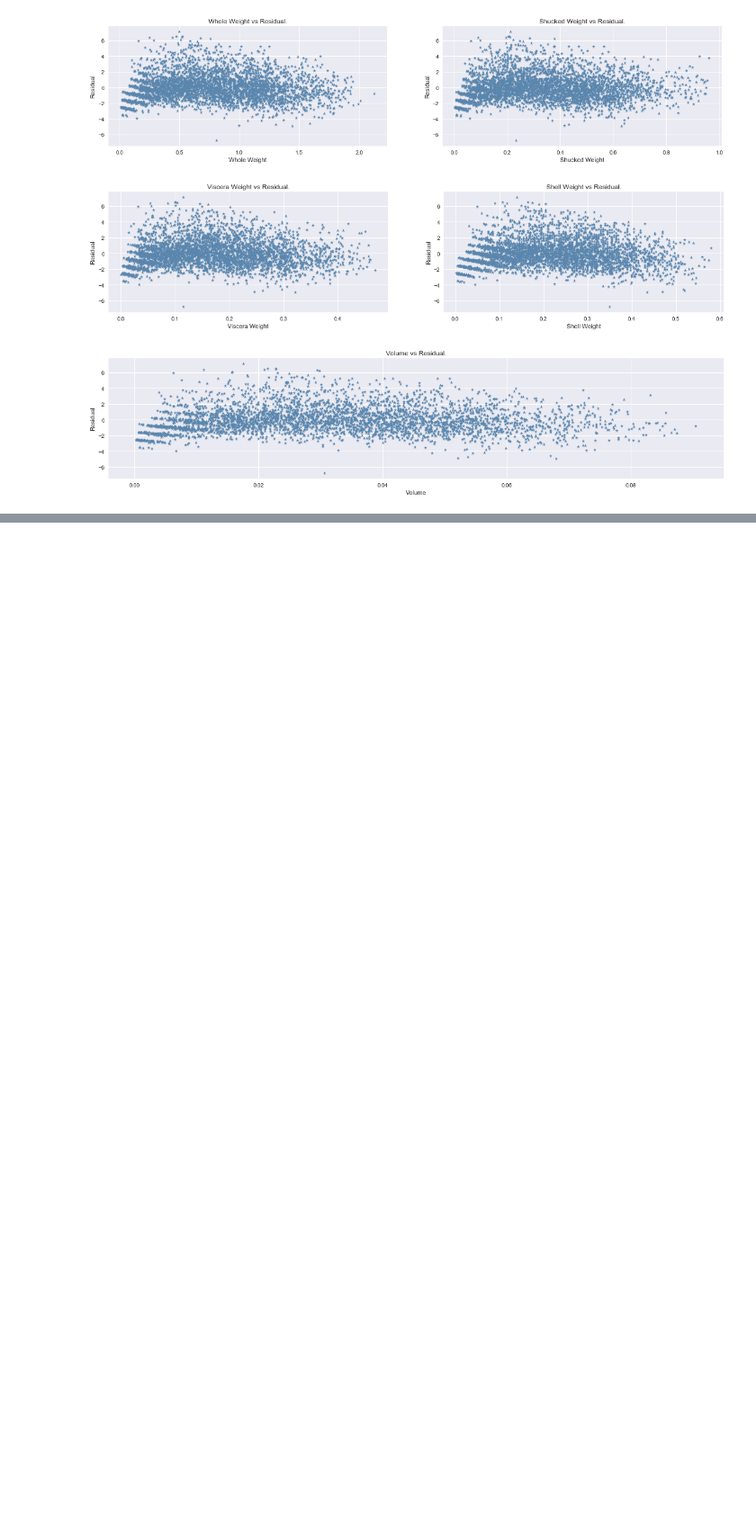
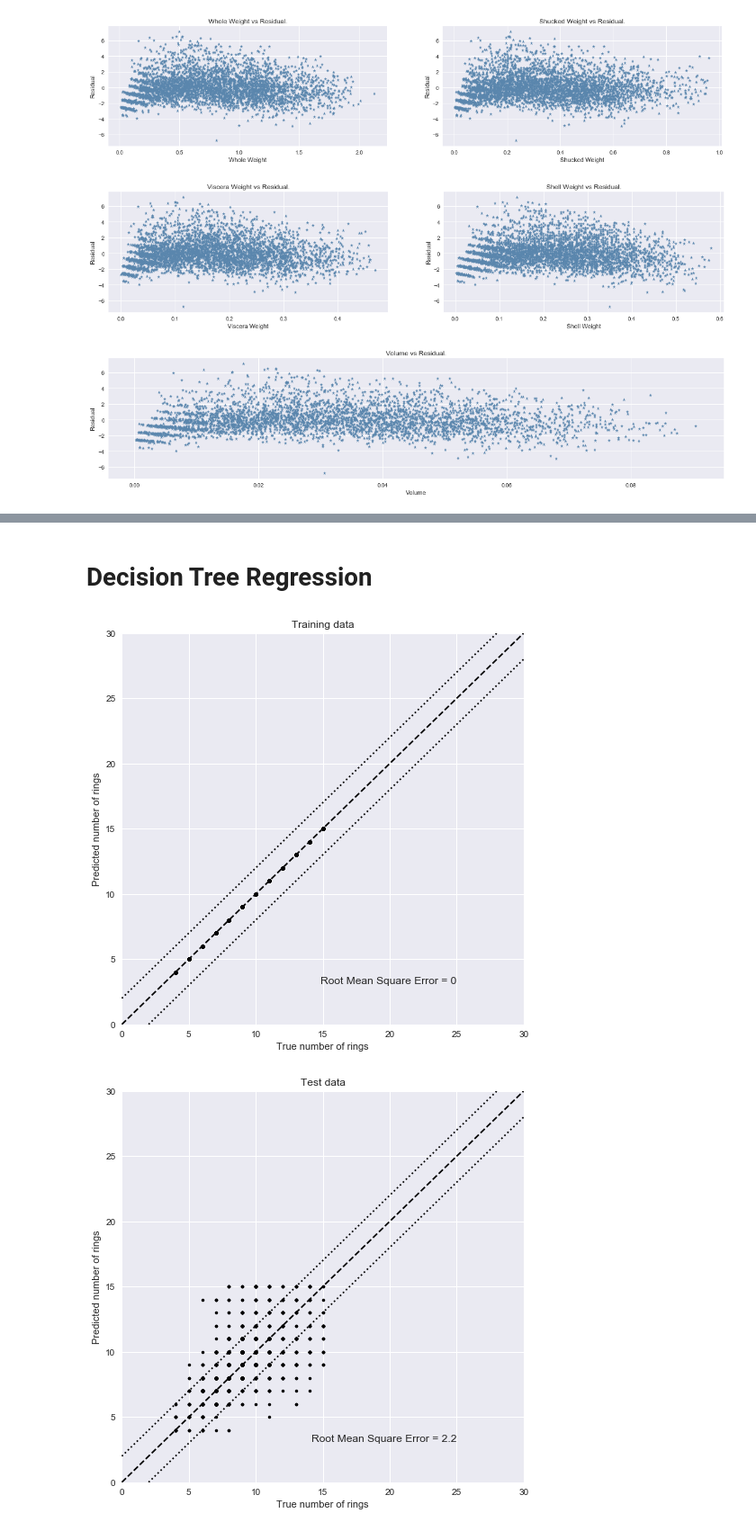
Before and after one commit to el-davo/msc-data-analytics-notebook, a Jupyter notebook: abalones.ipynb, the cells around one changed output, grey strips where cells are left out. Shown at 90% size. Saved outputs shown, nothing was run; the diff lists cells and outputs as text; code cells hidden in the pictures; blank space fills up the shorter version.

```diff
--- a/abalones.ipynb
+++ b/abalones.ipynb
@@ -465,0 +504,54 @@ plt.show()
+# %% [markdown]
+# Decision Tree Regression
+# %%
+X = df.drop('Rings', axis='columns')  # X = features
+y = df['Rings']                       # y = prediction target
+
+train_X, test_X, train_y, test_y = cross_validation.train_test_split(X, y) # splits 75%/25% by default
+# create an estimator, optionally specifying parameters
+model = DecisionTreeRegressor()
+# fit the estimator to the data
+model.fit(train_X, train_y)
+# apply the model to the test and training data
+predicted_test_y = model.predict(test_X)
+predicted_train_y = model.predict(train_X)
+
+def scatter_y(true_y, predicted_y):
+    """Scatter-plot the predicted vs true number of rings
+
+    Plots:
+       * predicted vs true number of rings
+       * perfect agreement line
+       * +2/-2 number dotted lines
+
+    Returns the root mean square of the error
+    """
+    fig, ax = plt.subplots(figsize=(8, 8))
+    ax.plot(true_y, predicted_y, '.k')
+
+    ax.plot([0, 30], [0, 30], '--k')
+    ax.plot([0, 30], [2, 32], ':k')
+    ax.plot([2, 32], [0, 30], ':k')
+
+    rms = (true_y - predicted_y).std()
+
+    ax.text(25, 3,
+            "Root Mean Square Error = %.2g" % rms,
+            ha='right', va='bottom')
+
+    ax.set_xlim(0, 30)
+    ax.set_ylim(0, 30)
+
+    ax.set_xlabel('True number of rings')
+    ax.set_ylabel('Predicted number of rings')
+
+    return rms
+
+
+scatter_y(train_y, predicted_train_y)
+plt.title("Training data")
+scatter_y(test_y, predicted_test_y)
+plt.title("Test data");
+# %% [output]
+[figure, added]
+[figure, added]
```
Also changed, not shown: parts of 9 cells of this notebook.
